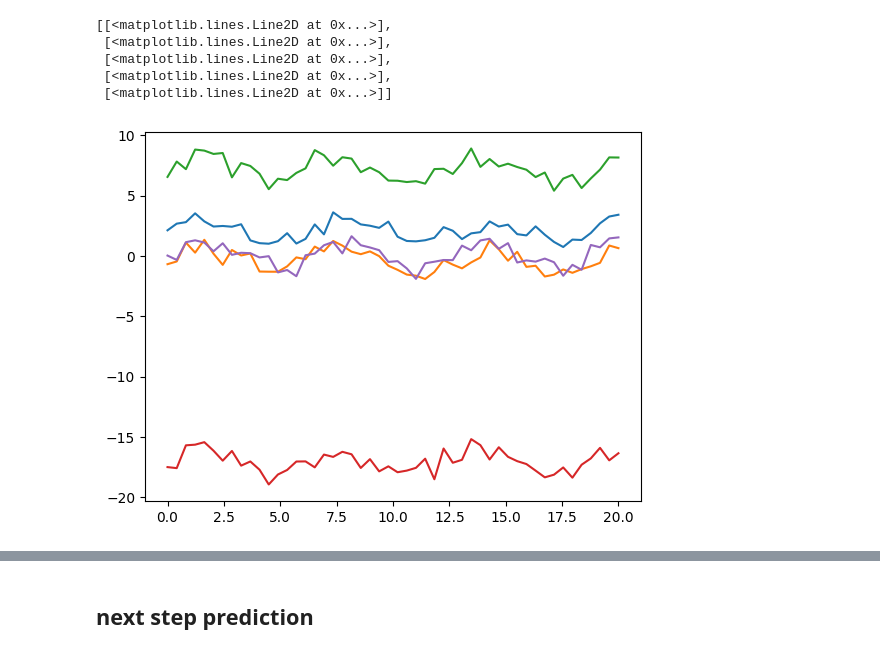
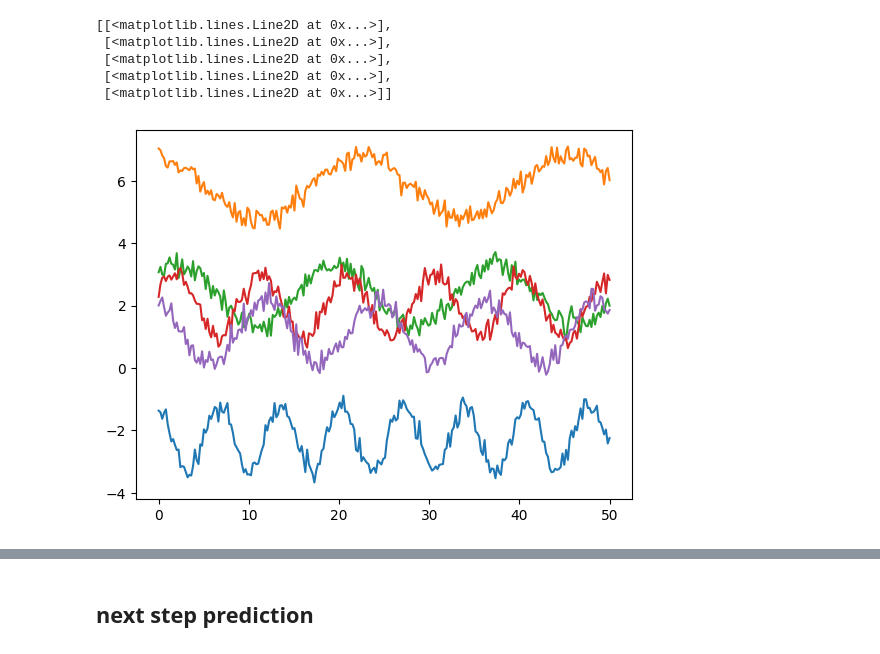
Before and after one commit to al-jshen/gpt, a Jupyter notebook: notebooks/time_series.ipynb, the cells around one changed output, grey strips where cells are left out. Cells and saved outputs as stored; diff of their text form; code cells hidden in the pictures.

Commit message:
update time series code

```diff
--- a/notebooks/time_series.ipynb
+++ b/notebooks/time_series.ipynb
@@ -16,19 +17,24 @@ from gpt.ts import TSTransformer
 # %%
-xs = torch.tensor(np.linspace(0, 20, 50), dtype=torch.float32)
+xs = torch.tensor(np.linspace(0, 50, 250), dtype=torch.float32)
 
-num_series = 1_100
-std = 0.5
-_ys = np.random.normal(size=(num_series, x.size)) * std + np.sin(x) + np.random.normal(size=(num_series, 1)) * 5
-ys = torch.from_numpy(_ys).reshape(num_series, -1, 1).to(torch.float32)
+num_series = 5_100
+std = 0.2
+
+periods = (0.1 + torch.rand(size=(num_series, 1)) * 0.5) * 2 * np.pi
+phases = torch.rand(size=(num_series, 1)) * 2 * np.pi
+offsets = torch.randn(size=(num_series, 1)) * 5
+noise = torch.randn(size=(num_series, len(xs))) * std
+_ys = torch.sin((xs.unsqueeze(0) + phases) / periods) + offsets + noise
+ys = _ys.reshape(num_series, -1, 1).to(torch.float32)
 # %%
-[plt.plot(x, (ys[i,:,0])) for i in range(5)]
+[plt.plot(xs, (ys[i,:,0])) for i in range(5)]
 # %% [output]
 [[<matplotlib.lines.Line2D at 0x...>],
  [<matplotlib.lines.Line2D at 0x...>],
  [<matplotlib.lines.Line2D at 0x...>],
  [<matplotlib.lines.Line2D at 0x...>],
  [<matplotlib.lines.Line2D at 0x...>]]
-[figure, old version]
+[figure, new version]
 # %%
 tst = TSTransformer(
     input_dim=1,
```
Also changed, not shown: parts of 9 cells of this notebook, 1 other file.
